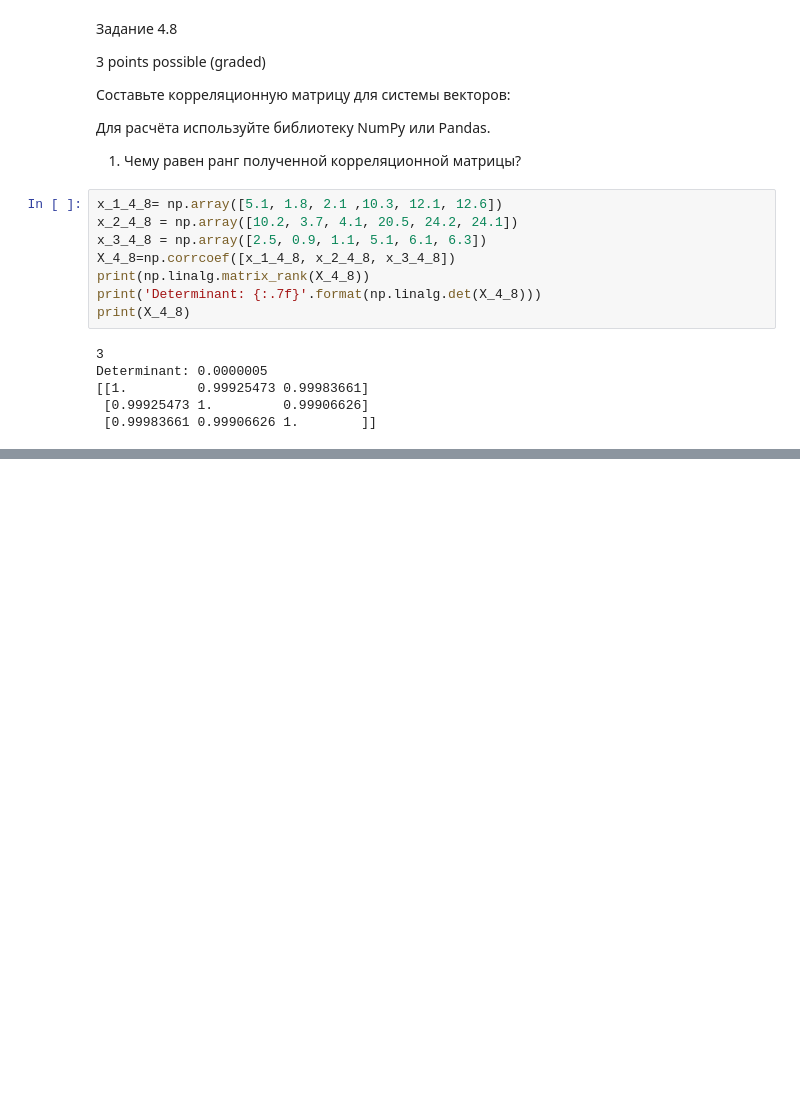
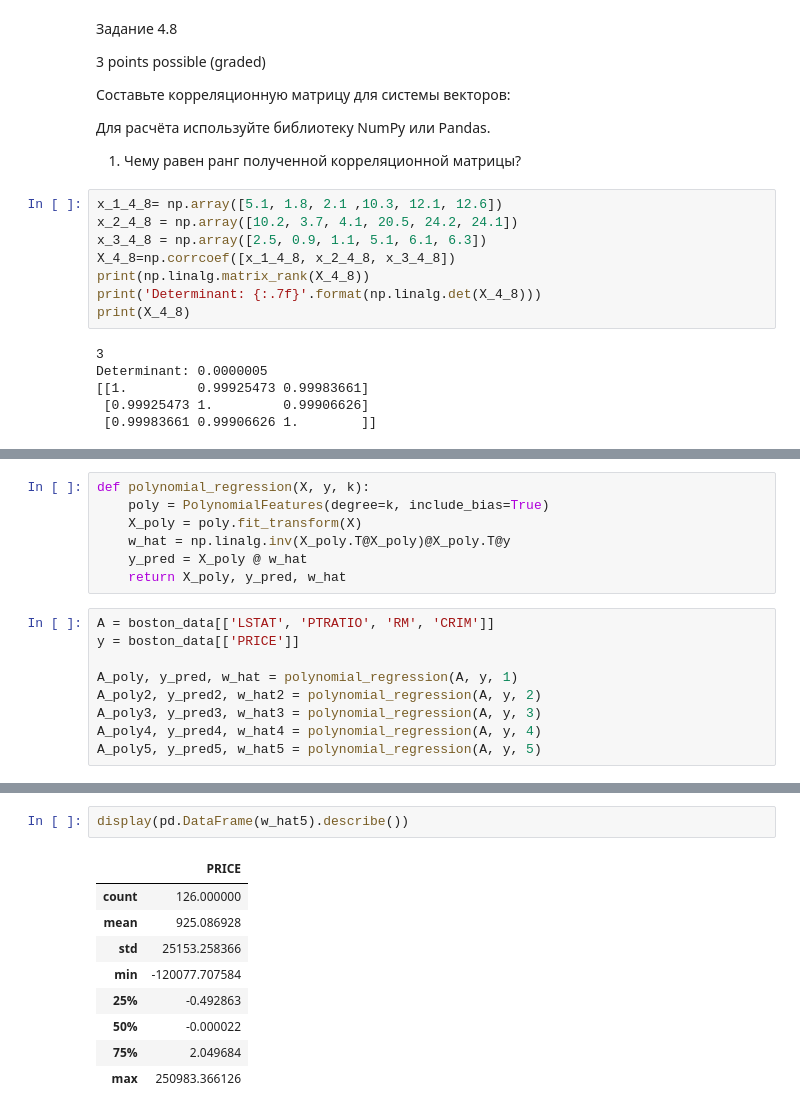
Before and after one commit to AlexGorel/IDE_NEW, a Jupyter notebook: MATH&ML-2. Линейная алгебра в контексте линейных методов. Часть II/MATH&ML-2. Линейная алгебра в контексте линейных методов. Часть II.ipynb, the cells around one changed output, grey strips where cells are left out. Drawn from its saved outputs; the diff is of its cells as text; blank space fills up the shorter version.

```diff
--- a/MATH&ML-2. Линейная алгебра в контексте линейных методов. Часть II/MATH&ML-2. Линейная алгебра в контексте линейных методов. Часть II.ipynb
+++ b/MATH&ML-2. Линейная алгебра в контексте линейных методов. Часть II/MATH&ML-2. Линейная алгебра в контексте линейных методов. Часть II.ipynb
@@ -390,0 +441,16 @@ Determinant: 0.0000005
+# %%
+def polynomial_regression(X, y, k):
+    poly = PolynomialFeatures(degree=k, include_bias=True)
+    X_poly = poly.fit_transform(X)
+    w_hat = np.linalg.inv(X_poly.T@X_poly)@X_poly.T@y
+    y_pred = X_poly @ w_hat
+    return X_poly, y_pred, w_hat
+# %%
+A = boston_data[['LSTAT', 'PTRATIO', 'RM', 'CRIM']]
+y = boston_data[['PRICE']]
+
+A_poly, y_pred, w_hat = polynomial_regression(A, y, 1)
+A_poly2, y_pred2, w_hat2 = polynomial_regression(A, y, 2)
+A_poly3, y_pred3, w_hat3 = polynomial_regression(A, y, 3)
+A_poly4, y_pred4, w_hat4 = polynomial_regression(A, y, 4)
+A_poly5, y_pred5, w_hat5 = polynomial_regression(A, y, 5)
@@ -390,0 +476,12 @@ Determinant: 0.0000005
+# %%
+display(pd.DataFrame(w_hat5).describe())
+# %% [output]
+|  | PRICE |
+| count | 126.000000 |
+| mean | 925.086928 |
+| std | 25153.258366 |
+| min | -120077.707584 |
+| 25% | -0.492863 |
+| 50% | -0.000022 |
+| 75% | 2.049684 |
+| max | 250983.366126 |
```
Also changed, not shown: parts of 25 cells of this notebook.
